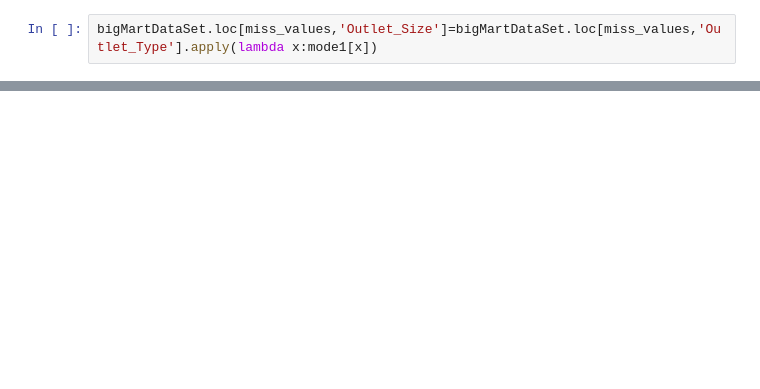
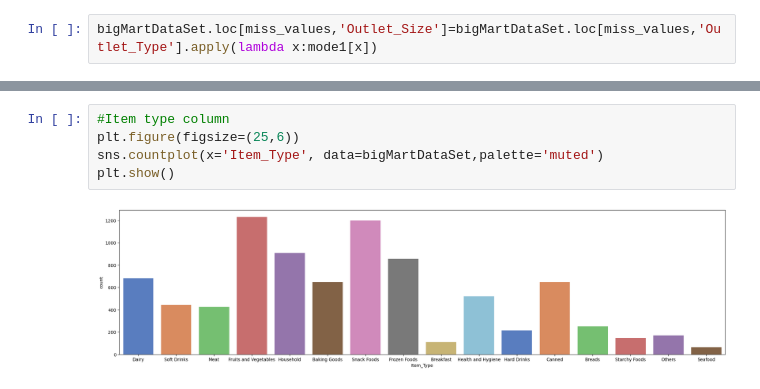
Before and after one commit to sagar-raj-yadav/Big_Mart_sales_Analysis, a Jupyter notebook: BigMart.ipynb, the cells around one changed output, grey strips where cells are left out. Drawn from its saved outputs; the diff is of its cells as text; blank space fills up the shorter version.

```diff
--- a/BigMart.ipynb
+++ b/BigMart.ipynb
@@ -112,0 +163,7 @@ dtype: int64
+# %%
+#Item type column
+plt.figure(figsize=(25,6))
+sns.countplot(x='Item_Type', data=bigMartDataSet,palette='muted')
+plt.show()
+# %% [output]
+[figure, added]
```
Also changed, not shown: parts of 21 cells of this notebook.
